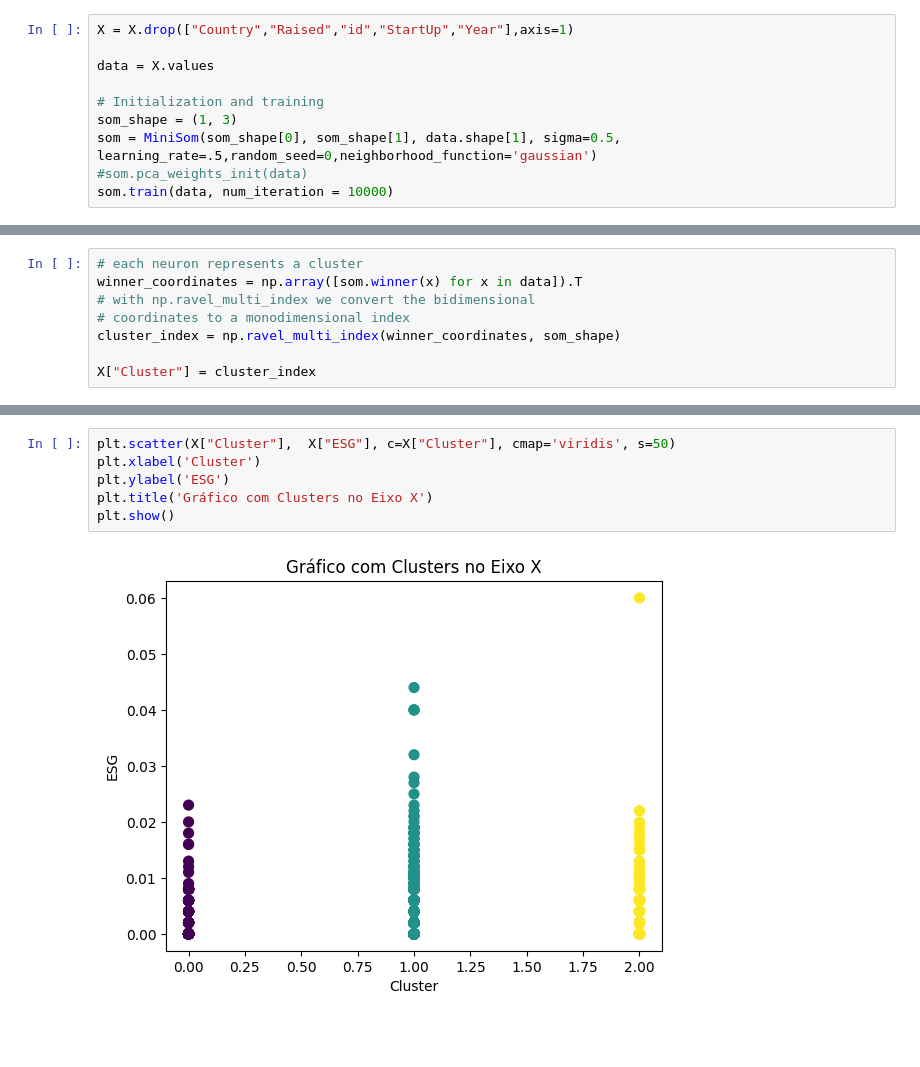
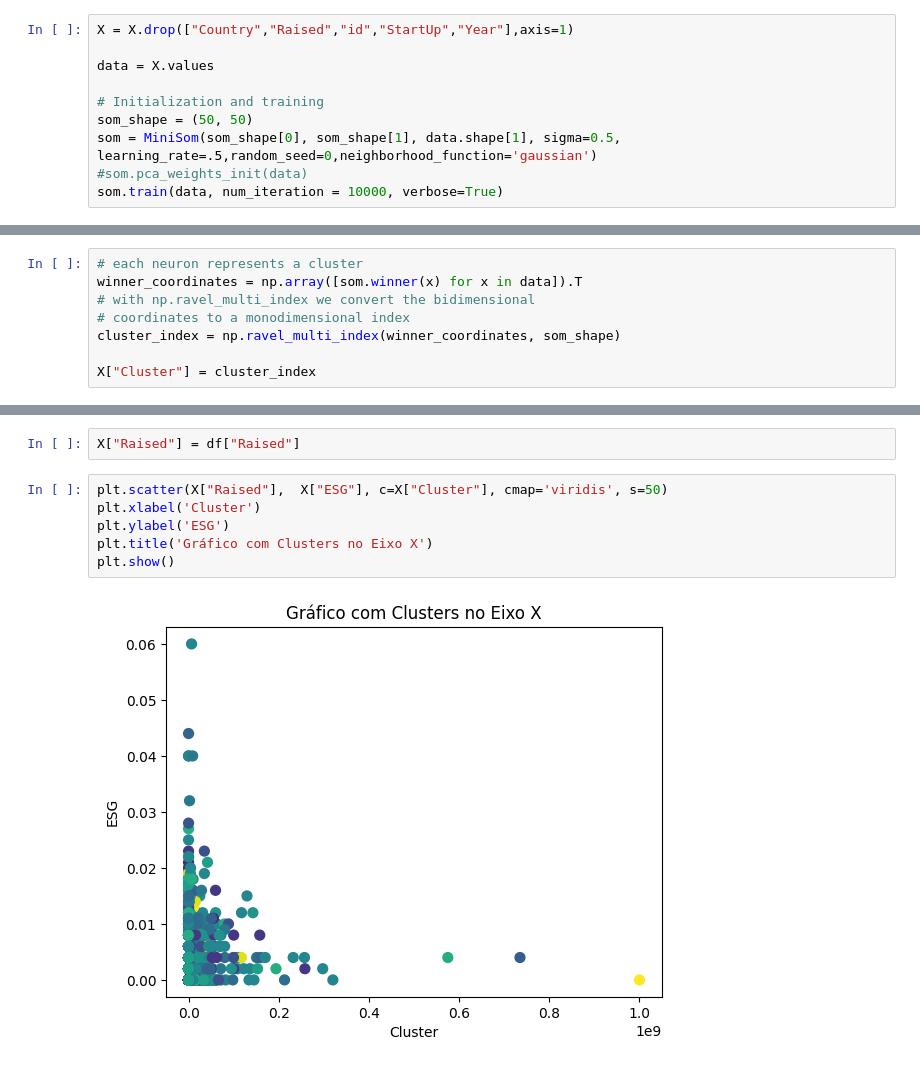
Before and after one commit to AlcirCastro/Intelig-ncia-Artificial-2o-Trabalho-Experimento-de-Aprendizado-N-o-Supervisionado, a Jupyter notebook: Trabalho2_IA_Raised.ipynb, the cells around one changed output, grey strips where cells are left out. Cells and saved outputs as stored; diff of their text form; blank space fills up the shorter version.

```diff
--- a/Trabalho2_IA_Raised.ipynb
+++ b/Trabalho2_IA_Raised.ipynb
@@ -49,7 +49,7 @@ X = X.drop(["Country","Raised","id","StartUp","Year"],axis=1)
 data = X.values
 
 # Initialization and training
-som_shape = (1, 3)
+som_shape = (50, 50)
 som = MiniSom(som_shape[0], som_shape[1], data.shape[1], sigma=0.5, learning_rate=.5,random_seed=0,neighborhood_function='gaussian')
 #som.pca_weights_init(data)
-som.train(data, num_iteration = 10000)
+som.train(data, num_iteration = 10000, verbose=True)
@@ -473,9 +96,11 @@ Passing `palette` without assigning `hue` is deprecated and will be removed in v
+# %%
+X["Raised"] = df["Raised"]
 # %%
-plt.scatter(X["Cluster"],  X["ESG"], c=X["Cluster"], cmap='viridis', s=50)
+plt.scatter(X["Raised"],  X["ESG"], c=X["Cluster"], cmap='viridis', s=50)
 plt.xlabel('Cluster')
 plt.ylabel('ESG')
 plt.title('Gráfico com Clusters no Eixo X')
 plt.show()
 # %% [output]
-[figure, old version]
+[figure, new version]
 # %%
```
Also changed, not shown: parts of 24 cells of this notebook.
